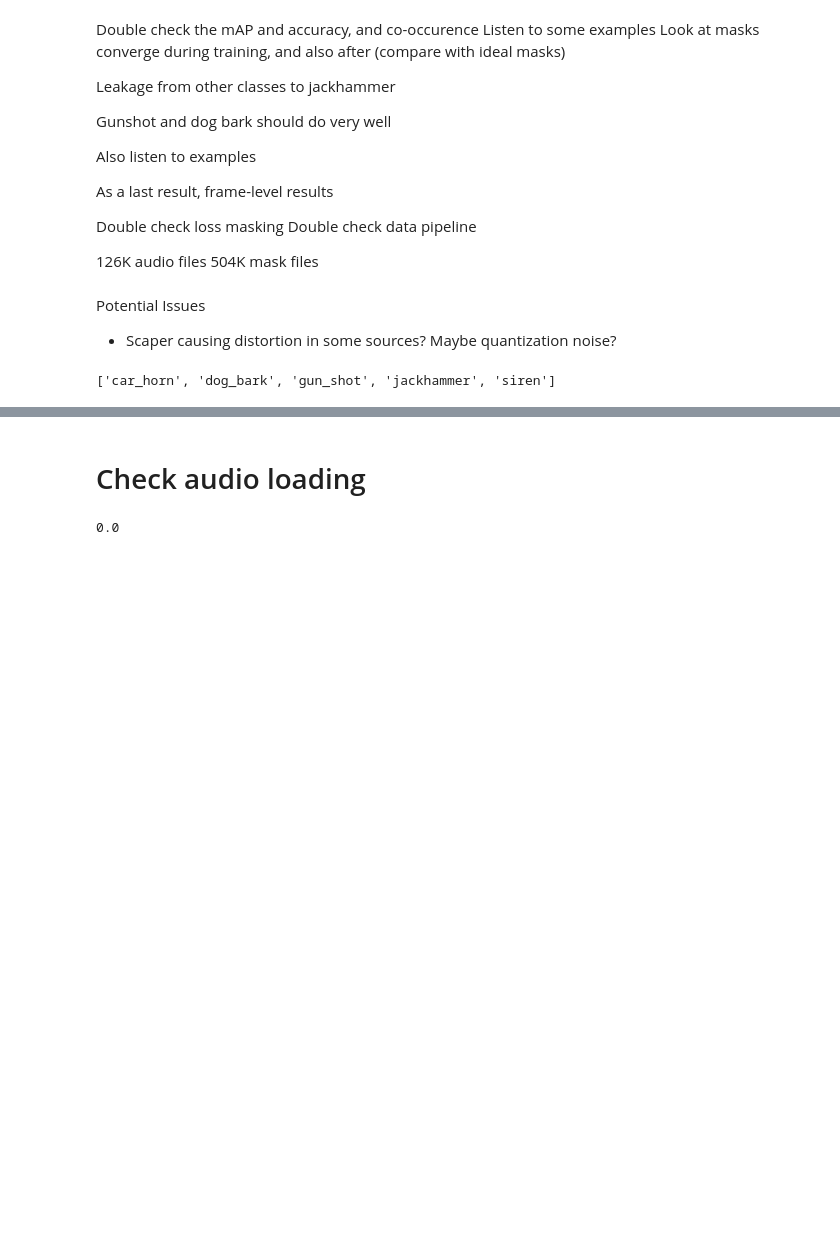
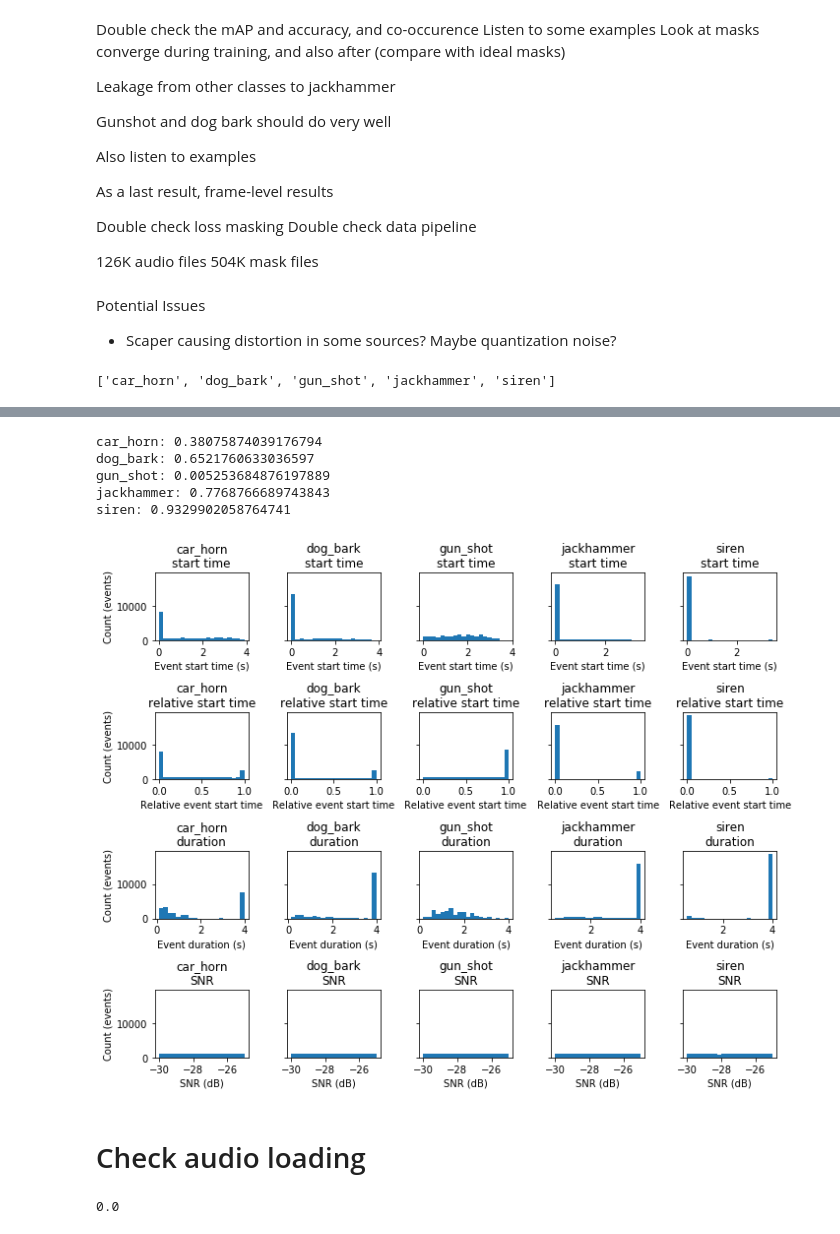
Before and after one commit to sonyc-project/weakly-supervised-sssle, a Jupyter notebook: notebooks/debugging.ipynb, the cells around one changed output, grey strips where cells are left out. Cells and saved outputs as stored; diff of their text form; code cells hidden in the pictures; blank space fills up the shorter version.

```diff
--- a/notebooks/debugging.ipynb
+++ b/notebooks/debugging.ipynb
@@ -54,3 +143,55 @@ dict_keys(['audio_data', 'labels', 'index', 'num_events', 'mixture_waveform', 'c
+# %%
+for idx, label in enumerate(test_dataset.labels):
+    ratio = label_distr_dict[label]['num_full_events'] / label_distr_dict[label]['num_events']
+    print("{}: {}".format(label, ratio))
+# %% [output]
+car_horn: 0.38075874039176794
+dog_bark: 0.6521760633036597
+gun_shot: 0.005253684876197889
+jackhammer: 0.7768766689743843
+siren: 0.9329902058764741
+# %%
+fig, axes = plt.subplots(ncols=num_labels,
+                         nrows=4,
+                         figsize=(10,8),
+                         sharey=True)
+
+for idx, label in enumerate(test_dataset.labels):
+    ax = axes[0, idx]
+    ax.hist(label_distr_dict[label]['event_time'], bins=20)
+    if idx == 0:
+        ax.set_ylabel('Count (events)')
+    ax.set_xlabel('Event start time (s)')
+    ax.set_title('{}\nstart time'.format(label))
+
+for idx, label in enumerate(test_dataset.labels):
+    ax = axes[1, idx]
+    ax.hist(label_distr_dict[label]['event_rel_time'], bins=20)
+    if idx == 0:
+        ax.set_ylabel('Count (events)')
+    ax.set_xlabel('Relative event start time')
+    ax.set_title('{}\nrelative start time'.format(label))
+
+for idx, label in enumerate(test_dataset.labels):
+    ax = axes[2, idx]
+    ax.hist(label_distr_dict[label]['event_duration'], bins=20)
+    if idx == 0:
+        ax.set_ylabel('Count (events)')
+    ax.set_xlabel('Event duration (s)')
+    ax.set_title('{}\nduration'.format(label))
+
+for idx, label in enumerate(test_dataset.labels):
+    ax = axes[3, idx]
+    ax.hist(label_distr_dict[label]['snr'], bins=20)
+    if idx == 0:
+        ax.set_ylabel('Count (events)')
+    ax.set_xlabel('SNR (dB)')
+    ax.set_title('{}\nSNR'.format(label))
+
+plt.tight_layout()
+fig.patch.set_facecolor('white')
+# %% [output]
+[figure, added]
 # %% [markdown]
 # Check audio loading
 # %%
```
Also changed, not shown: parts of 35 cells of this notebook.
